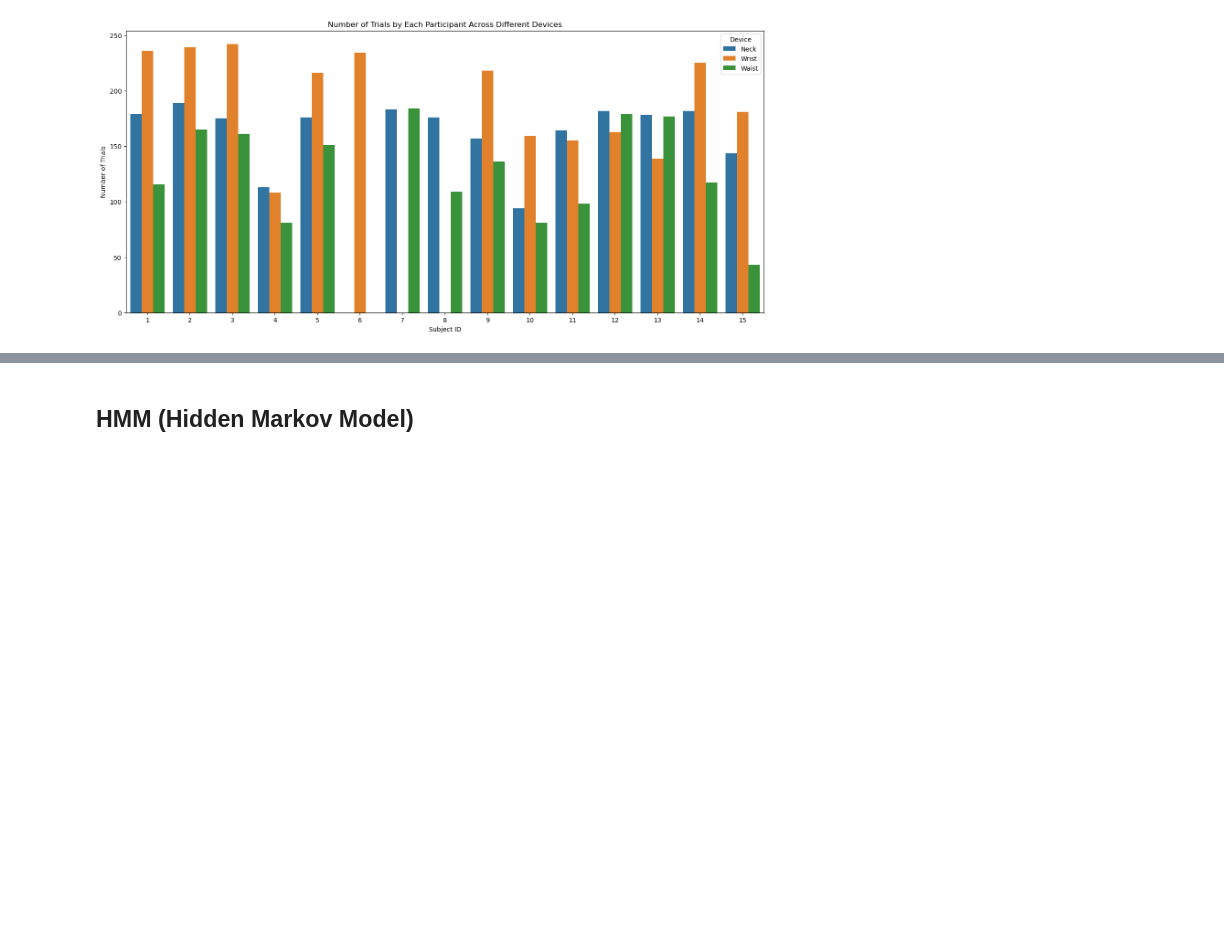
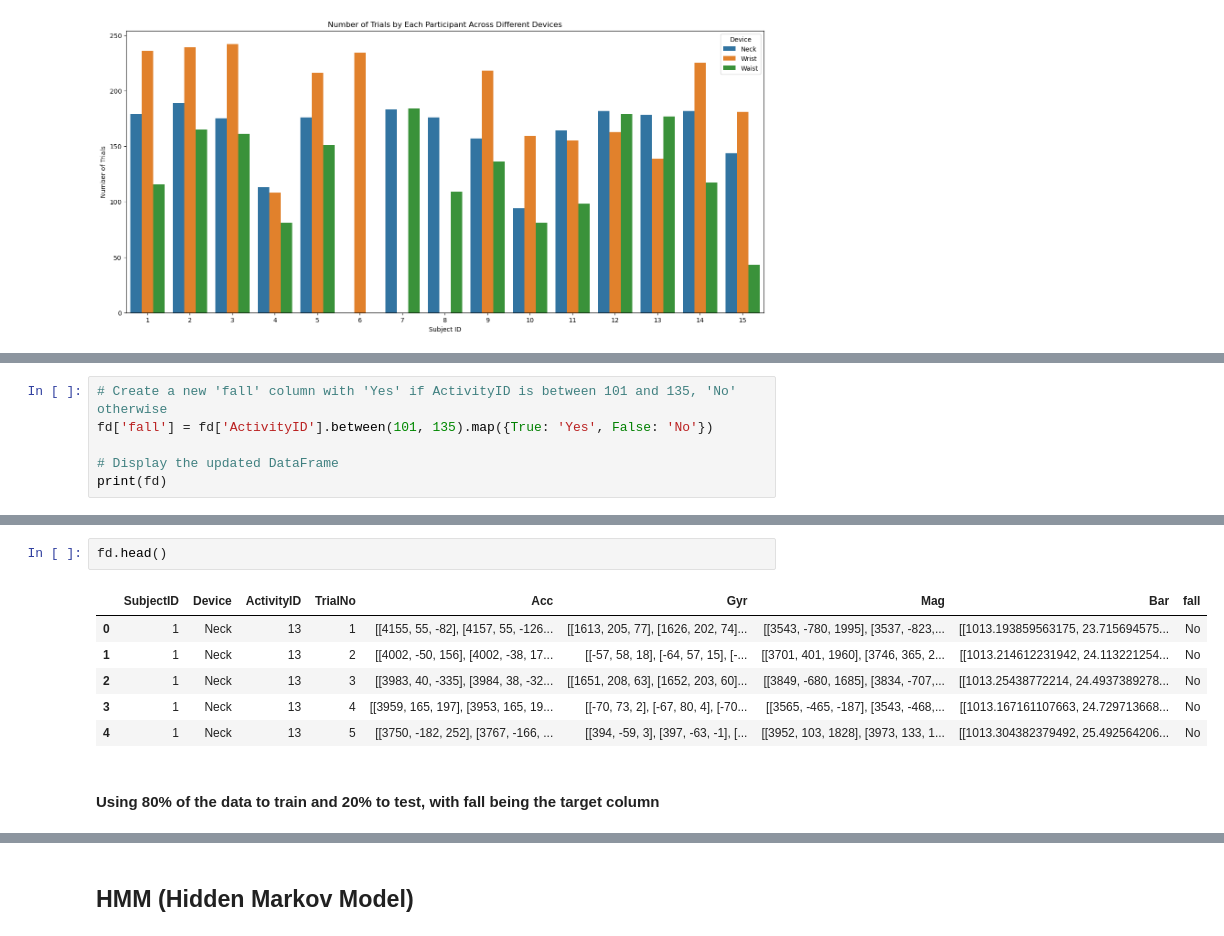
Before and after one commit to Archie138/F20PA-Fall-Detection, a Jupyter notebook: F20PA.ipynb, the cells around one changed output, grey strips where cells are left out. Drawn from its saved outputs; the diff is of its cells as text; blank space fills up the shorter version.

```diff
--- a/F20PA.ipynb
+++ b/F20PA.ipynb
@@ -167,0 +198,6 @@ plt.show()
+# %%
+# Create a new 'fall' column with 'Yes' if ActivityID is between 101 and 135, 'No' otherwise
+fd['fall'] = fd['ActivityID'].between(101, 135).map({True: 'Yes', False: 'No'})
+
+# Display the updated DataFrame
+print(fd)
@@ -167,0 +222,11 @@ plt.show()
+# %%
+fd.head()
+# %% [output]
+|  | SubjectID | Device | ActivityID | TrialNo | Acc | Gyr | Mag | Bar | fall |
+| 0 | 1 | Neck | 13 | 1 | [[4155, 55, -82], [4157, 55, -126... | [[1613, 205, 77], [1626, 202, 74]... | [[3543, -780, 1995], [3537, -823,... | [[1013.193859563175, 23.715694575... | No |
+| 1 | 1 | Neck | 13 | 2 | [[4002, -50, 156], [4002, -38, 17... | [[-57, 58, 18], [-64, 57, 15], [-... | [[3701, 401, 1960], [3746, 365, 2... | [[1013.214612231942, 24.113221254... | No |
+| 2 | 1 | Neck | 13 | 3 | [[3983, 40, -335], [3984, 38, -32... | [[1651, 208, 63], [1652, 203, 60]... | [[3849, -680, 1685], [3834, -707,... | [[1013.25438772214, 24.4937389278... | No |
+| 3 | 1 | Neck | 13 | 4 | [[3959, 165, 197], [3953, 165, 19... | [[-70, 73, 2], [-67, 80, 4], [-70... | [[3565, -465, -187], [3543, -468,... | [[1013.167161107663, 24.729713668... | No |
+| 4 | 1 | Neck | 13 | 5 | [[3750, -182, 252], [3767, -166, ... | [[394, -59, 3], [397, -63, -1], [... | [[3952, 103, 1828], [3973, 133, 1... | [[1013.304382379492, 25.492564206... | No |
+# %% [markdown]
+#### Using 80% of the data to train and 20% to test, with fall being the target column
```
Also changed, not shown: parts of 6 cells of this notebook.
